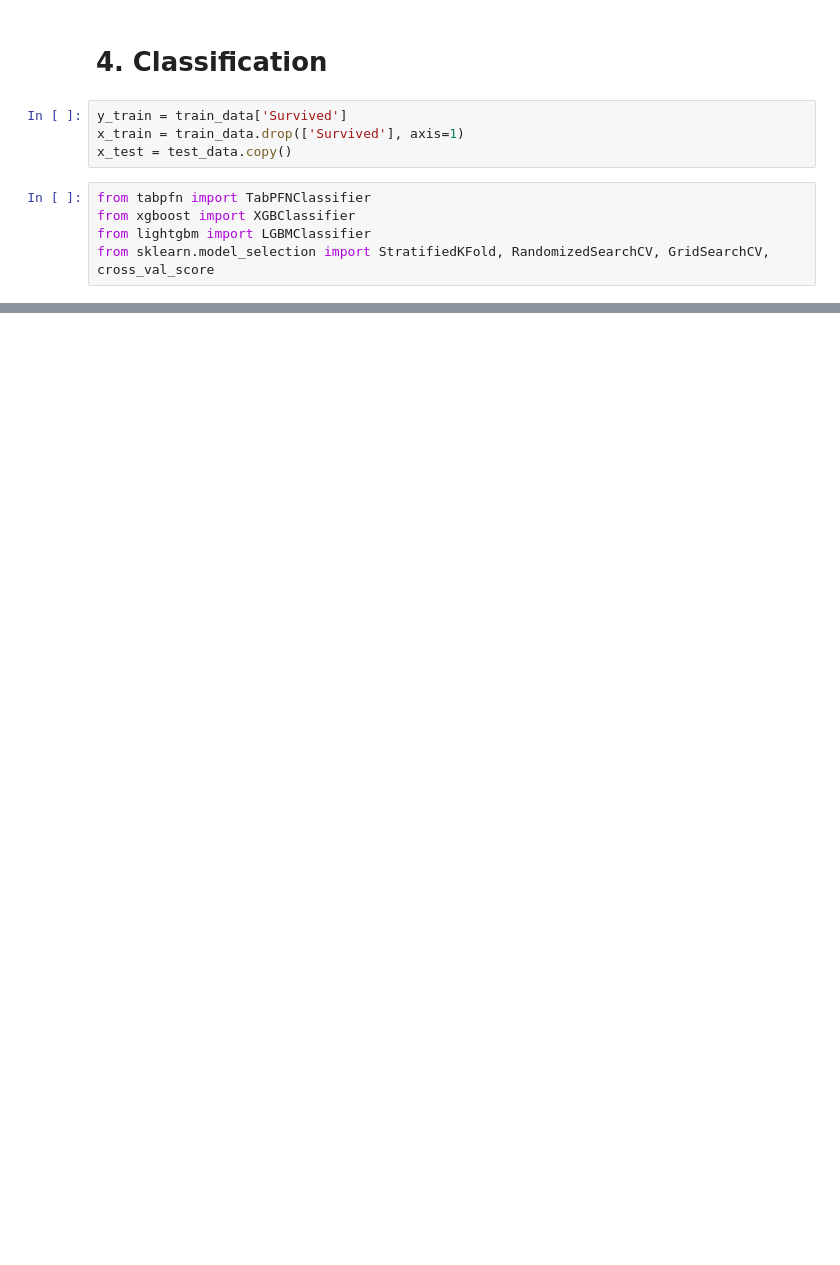
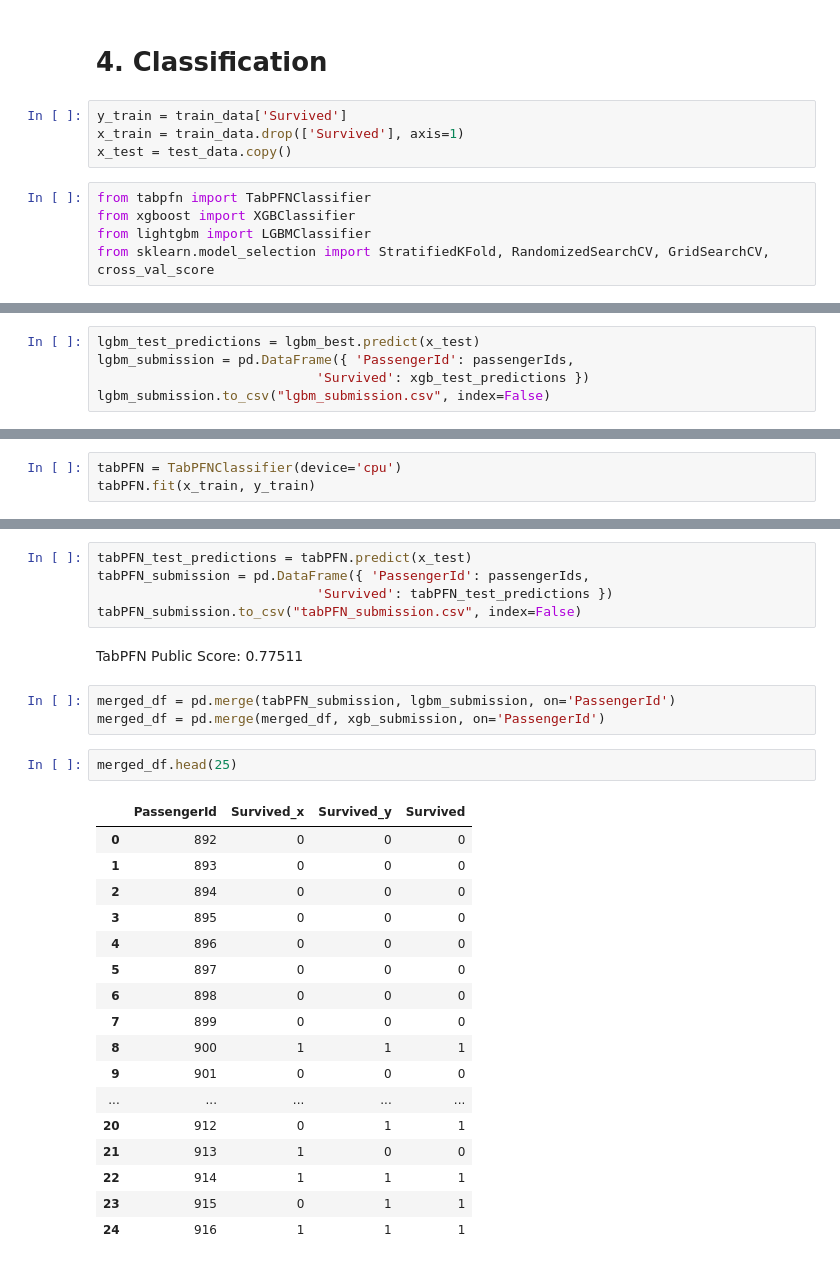
Before and after one commit to enpe693/titanic, a Jupyter notebook: titanic.ipynb, the cells around one changed output, grey strips where cells are left out. Drawn from its saved outputs; the diff is of its cells as text; blank space fills up the shorter version.

```diff
--- a/titanic.ipynb
+++ b/titanic.ipynb
@@ -419,0 +474,5 @@ sub[target_label].value_counts()
+# %%
+lgbm_test_predictions = lgbm_best.predict(x_test)
+lgbm_submission = pd.DataFrame({ 'PassengerId': passengerIds,
+                            'Survived': xgb_test_predictions })
+lgbm_submission.to_csv("lgbm_submission.csv", index=False)
@@ -419,0 +483,3 @@ sub[target_label].value_counts()
+# %%
+tabPFN = TabPFNClassifier(device='cpu')
+tabPFN.fit(x_train, y_train)
@@ -419,0 +514,30 @@ sub[target_label].value_counts()
+# %%
+tabPFN_test_predictions = tabPFN.predict(x_test)
+tabPFN_submission = pd.DataFrame({ 'PassengerId': passengerIds,
+                            'Survived': tabPFN_test_predictions })
+tabPFN_submission.to_csv("tabPFN_submission.csv", index=False)
+# %% [markdown]
+TabPFN Public Score: 0.77511
+# %%
+merged_df = pd.merge(tabPFN_submission, lgbm_submission, on='PassengerId')
+merged_df = pd.merge(merged_df, xgb_submission, on='PassengerId')
+# %%
+merged_df.head(25)
+# %% [output]
+|  | PassengerId | Survived_x | Survived_y | Survived |
+| 0 | 892 | 0 | 0 | 0 |
+| 1 | 893 | 0 | 0 | 0 |
+| 2 | 894 | 0 | 0 | 0 |
+| 3 | 895 | 0 | 0 | 0 |
+| 4 | 896 | 0 | 0 | 0 |
+| 5 | 897 | 0 | 0 | 0 |
+| 6 | 898 | 0 | 0 | 0 |
+| 7 | 899 | 0 | 0 | 0 |
+| 8 | 900 | 1 | 1 | 1 |
+| 9 | 901 | 0 | 0 | 0 |
+| ... | ... | ... | ... | ... |
+| 20 | 912 | 0 | 1 | 1 |
+| 21 | 913 | 1 | 0 | 0 |
+| 22 | 914 | 1 | 1 | 1 |
+| 23 | 915 | 0 | 1 | 1 |
+| 24 | 916 | 1 | 1 | 1 |
```
Also changed, not shown: parts of 27 cells of this notebook.
